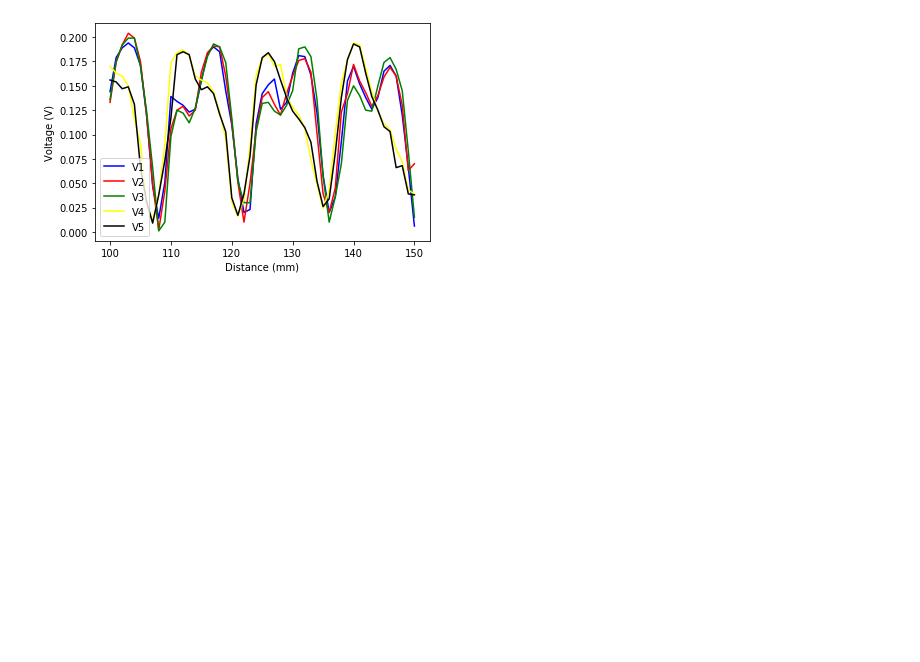
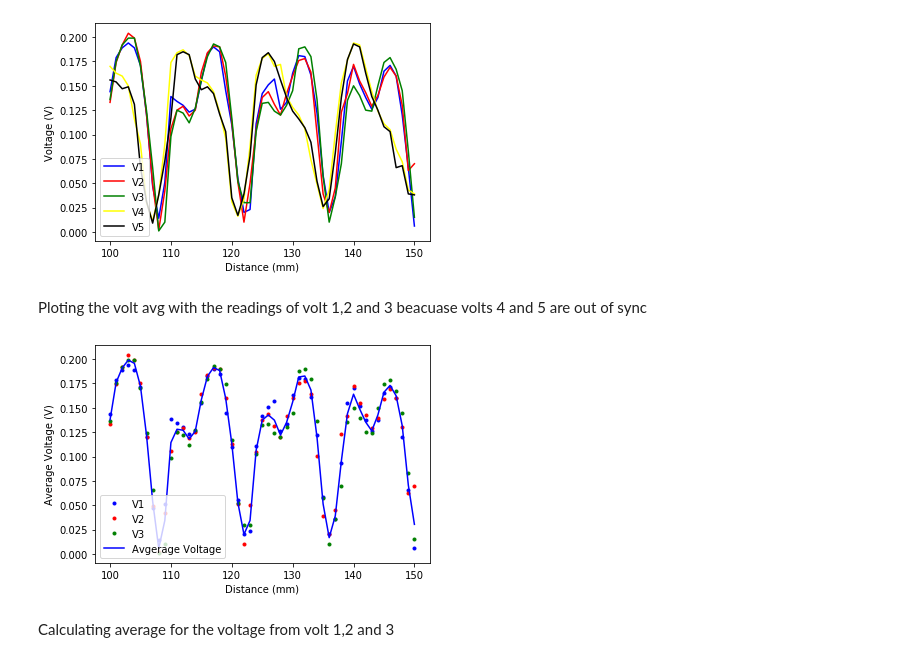
Before and after one commit to Alex-Mcginty/Placement_public, a Jupyter notebook: Interferometer data 1.ipynb, the cells around one changed output. Cells and saved outputs as stored; diff of their text form; code cells hidden in the pictures; blank space fills up the shorter version.

```diff
--- a/Interferometer data 1.ipynb
+++ b/Interferometer data 1.ipynb
@@ -3,4 +3,5 @@
 Use pandas package to read in data
 # %%
 import pandas
-data = pandas.read_excel("Interferoemter Data (1).xlsx",sheet_name="Sheet2")
+data = pandas.read_excel("Interferoemter Data (2).xlsx",sheet_name="Sheet2")
+data
@@ -21,4 +40,19 @@ plt.ylabel('Voltage (V)')
 plt.savefig('plot1.png')
 # %% [output]
 [figure]
+# %% [markdown]
+Ploting the volt avg with the readings of volt 1,2 and 3 beacuase volts 4 and 5 are out of sync
+# %%
+plt.plot(data['Distance mm'],data['volt 1'],color='blue',label='V1',linestyle='',marker='.')
+plt.plot(data['Distance mm'],data['volt 2'],linestyle='',color='red',label='V2',marker='.')
+plt.plot(data['Distance mm'],data['volt 3'],linestyle='',color='green',label='V3',marker='.')
+plt.plot(data['Distance mm'],data['V avg'],color='blue',label='Avgerage Voltage',linestyle='-',)
+plt.legend()
+plt.xlabel('Distance (mm)')
+plt.ylabel('Average Voltage (V)')
+plt.savefig('plot2.png')
+# %% [output]
+[figure, added]
+# %% [markdown]
+Calculating average for the voltage from volt 1,2 and 3
 # %%
```
Also changed, not shown: parts of 13 cells of this notebook, 6 other files.
